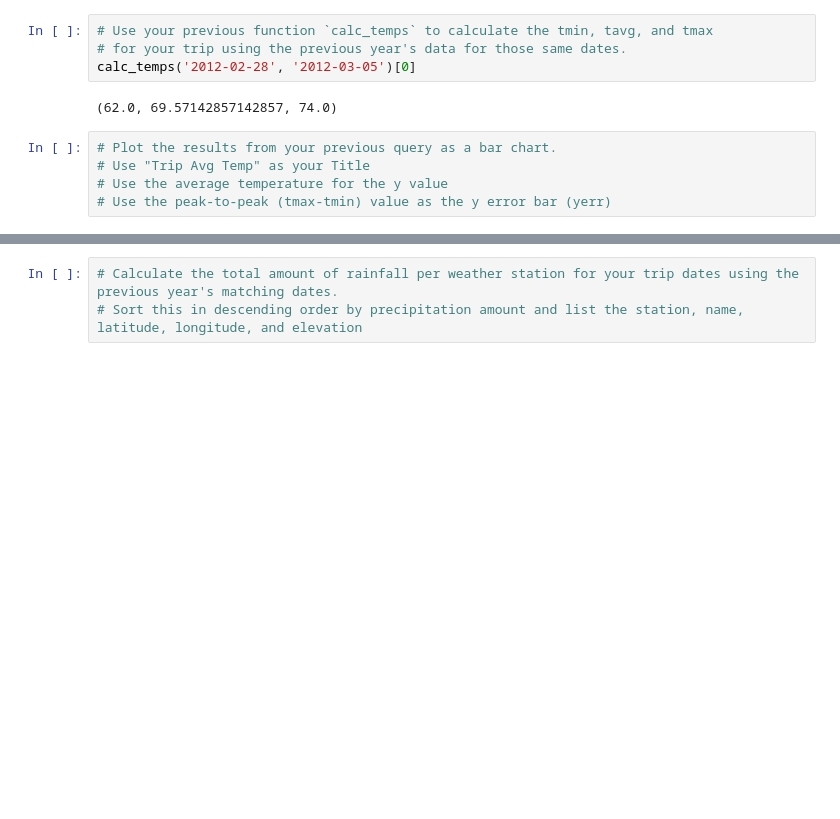
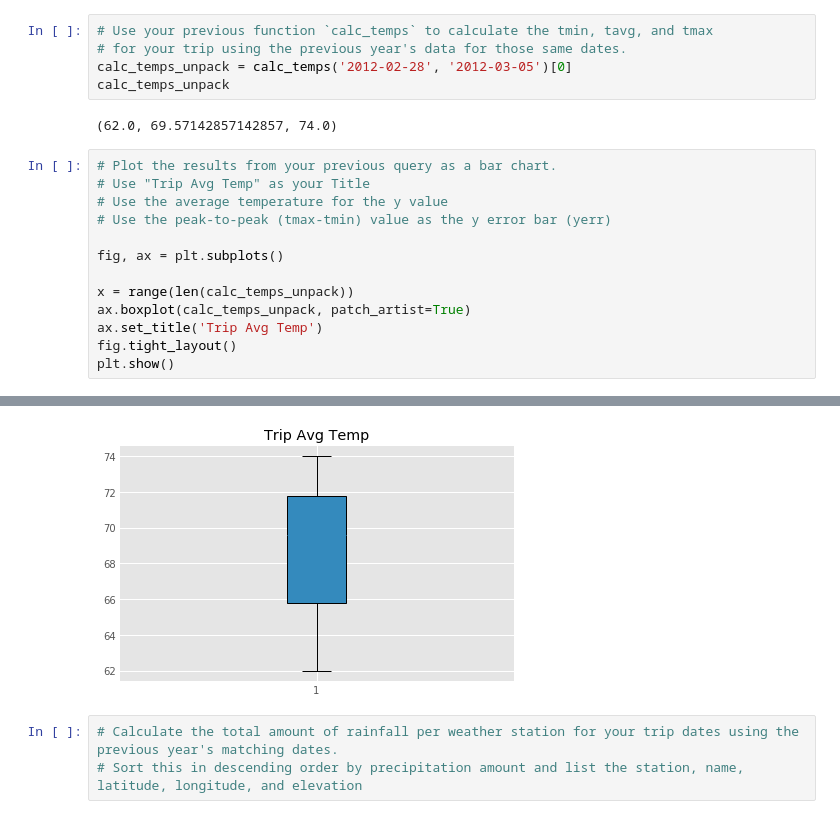
Before and after one commit to slcassidy/sqlalchemy-challenge, a Jupyter notebook: climate_slc.ipynb, the cells around one changed output, grey strips where cells are left out. Cells and saved outputs as stored; diff of their text form; blank space fills up the shorter version.

```diff
--- a/climate_slc.ipynb
+++ b/climate_slc.ipynb
@@ -345,7 +290,8 @@ print(calc_temps('2012-02-28', '2012-03-05'))
 # %%
 # Use your previous function `calc_temps` to calculate the tmin, tavg, and tmax
 # for your trip using the previous year's data for those same dates.
-calc_temps('2012-02-28', '2012-03-05')[0]
+calc_temps_unpack = calc_temps('2012-02-28', '2012-03-05')[0]
+calc_temps_unpack
 # %% [output]
 (62.0, 69.57142857142857, 74.0)
 # %%
@@ -353,4 +299,12 @@ calc_temps('2012-02-28', '2012-03-05')[0]
 # Use "Trip Avg Temp" as your Title
 # Use the average temperature for the y value
 # Use the peak-to-peak (tmax-tmin) value as the y error bar (yerr)
+
+fig, ax = plt.subplots()
+
+x = range(len(calc_temps_unpack))
+ax.boxplot(calc_temps_unpack, patch_artist=True)
+ax.set_title('Trip Avg Temp')
+fig.tight_layout()
+plt.show()
 # %% [output]
@@ -359,3 +311,4 @@ calc_temps('2012-02-28', '2012-03-05')[0]
+[figure, added]
 # %%
 # Calculate the total amount of rainfall per weather station for your trip dates using the previous year's matching dates.
 # Sort this in descending order by precipitation amount and list the station, name, latitude, longitude, and elevation
```
Also changed, not shown: parts of 6 cells of this notebook.
